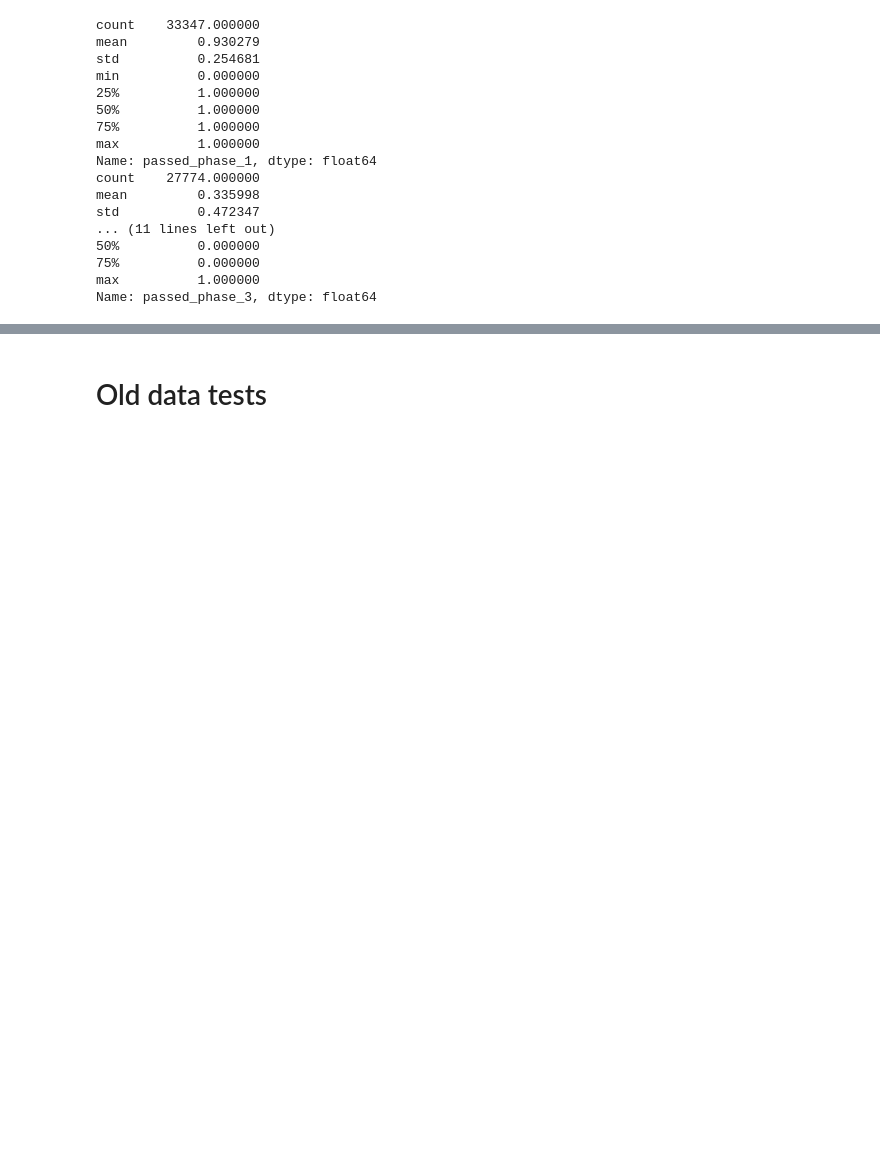
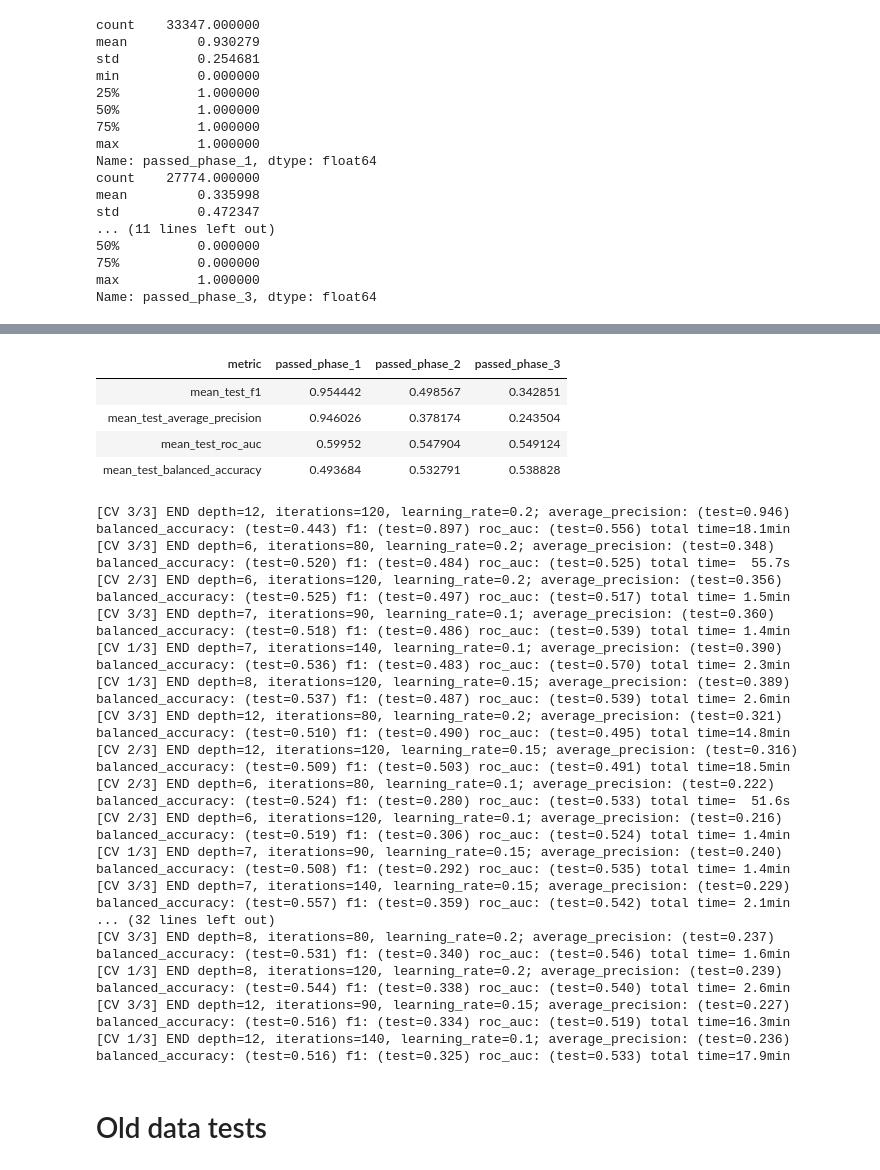
Before and after one commit to synthetic-tensors/MapLight-TDC, a Jupyter notebook: clinical_trial_outcome.ipynb, the cells around one changed output, grey strips where cells are left out. Drawn from its saved outputs; the diff is of its cells as text; code cells hidden in the pictures; blank space fills up the shorter version.

```diff
--- a/clinical_trial_outcome.ipynb
+++ b/clinical_trial_outcome.ipynb
@@ -309,0 +374,14 @@ Fitting 3 folds for each of 60 candidates, totalling 180 fits
+# %%
+!pip install tabulate
+from tabulate import tabulate
+from collections import defaultdict
+data = defaultdict(list)
+phases = ['passed_phase_1','passed_phase_2','passed_phase_3']
+mets = ['mean_test_f1','mean_test_average_precision','mean_test_roc_auc','mean_test_balanced_accuracy']
+data['metric']=mets
+for j in phases:
+    for k in mets:
+        data[j].append(pd.DataFrame(grid[j].cv_results_).sort_values(k,ascending=False)[k].head(1).values)
+print(data)
+tabulate(data,tablefmt='html', headers = data.keys())
+# %% [output]
@@ -309,0 +390,22 @@ Fitting 3 folds for each of 60 candidates, totalling 180 fits
+| metric | passed_phase_1 | passed_phase_2 | passed_phase_3 |
+| mean_test_f1 | 0.954442 | 0.498567 | 0.342851 |
+| mean_test_average_precision | 0.946026 | 0.378174 | 0.243504 |
+| mean_test_roc_auc | 0.59952 | 0.547904 | 0.549124 |
+| mean_test_balanced_accuracy | 0.493684 | 0.532791 | 0.538828 |
+[CV 3/3] END depth=12, iterations=120, learning_rate=0.2; average_precision: (test=0.946) balanced_accuracy: (test=0.443) f1: (test=0.897) roc_auc: (test=0.556) total time=18.1min
+[CV 3/3] END depth=6, iterations=80, learning_rate=0.2; average_precision: (test=0.348) balanced_accuracy: (test=0.520) f1: (test=0.484) roc_auc: (test=0.525) total time=  55.7s
+[CV 2/3] END depth=6, iterations=120, learning_rate=0.2; average_precision: (test=0.356) balanced_accuracy: (test=0.525) f1: (test=0.497) roc_auc: (test=0.517) total time= 1.5min
+[CV 3/3] END depth=7, iterations=90, learning_rate=0.1; average_precision: (test=0.360) balanced_accuracy: (test=0.518) f1: (test=0.486) roc_auc: (test=0.539) total time= 1.4min
+[CV 1/3] END depth=7, iterations=140, learning_rate=0.1; average_precision: (test=0.390) balanced_accuracy: (test=0.536) f1: (test=0.483) roc_auc: (test=0.570) total time= 2.3min
+[CV 1/3] END depth=8, iterations=120, learning_rate=0.15; average_precision: (test=0.389) balanced_accuracy: (test=0.537) f1: (test=0.487) roc_auc: (test=0.539) total time= 2.6min
+[CV 3/3] END depth=12, iterations=80, learning_rate=0.2; average_precision: (test=0.321) balanced_accuracy: (test=0.510) f1: (test=0.490) roc_auc: (test=0.495) total time=14.8min
+[CV 2/3] END depth=12, iterations=120, learning_rate=0.15; average_precision: (test=0.316) balanced_accuracy: (test=0.509) f1: (test=0.503) roc_auc: (test=0.491) total time=18.5min
+[CV 2/3] END depth=6, iterations=80, learning_rate=0.1; average_precision: (test=0.222) balanced_accuracy: (test=0.524) f1: (test=0.280) roc_auc: (test=0.533) total time=  51.6s
+[CV 2/3] END depth=6, iterations=120, learning_rate=0.1; average_precision: (test=0.216) balanced_accuracy: (test=0.519) f1: (test=0.306) roc_auc: (test=0.524) total time= 1.4min
+[CV 1/3] END depth=7, iterations=90, learning_rate=0.15; average_precision: (test=0.240) balanced_accuracy: (test=0.508) f1: (test=0.292) roc_auc: (test=0.535) total time= 1.4min
+[CV 3/3] END depth=7, iterations=140, learning_rate=0.15; average_precision: (test=0.229) balanced_accuracy: (test=0.557) f1: (test=0.359) roc_auc: (test=0.542) total time= 2.1min
+... (32 lines left out)
+[CV 3/3] END depth=8, iterations=80, learning_rate=0.2; average_precision: (test=0.237) balanced_accuracy: (test=0.531) f1: (test=0.340) roc_auc: (test=0.546) total time= 1.6min
+[CV 1/3] END depth=8, iterations=120, learning_rate=0.2; average_precision: (test=0.239) balanced_accuracy: (test=0.544) f1: (test=0.338) roc_auc: (test=0.540) total time= 2.6min
+[CV 3/3] END depth=12, iterations=90, learning_rate=0.15; average_precision: (test=0.227) balanced_accuracy: (test=0.516) f1: (test=0.334) roc_auc: (test=0.519) total time=16.3min
+[CV 1/3] END depth=12, iterations=140, learning_rate=0.1; average_precision: (test=0.236) balanced_accuracy: (test=0.516) f1: (test=0.325) roc_auc: (test=0.533) total time=17.9min
```
Also changed, not shown: parts of 7 cells of this notebook, 1 other file.
